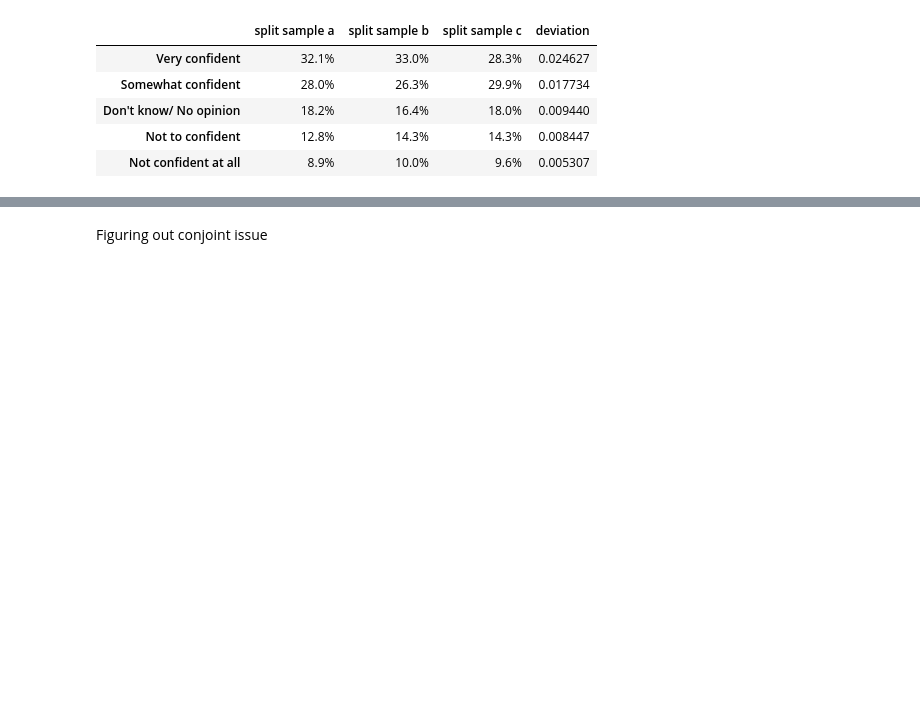
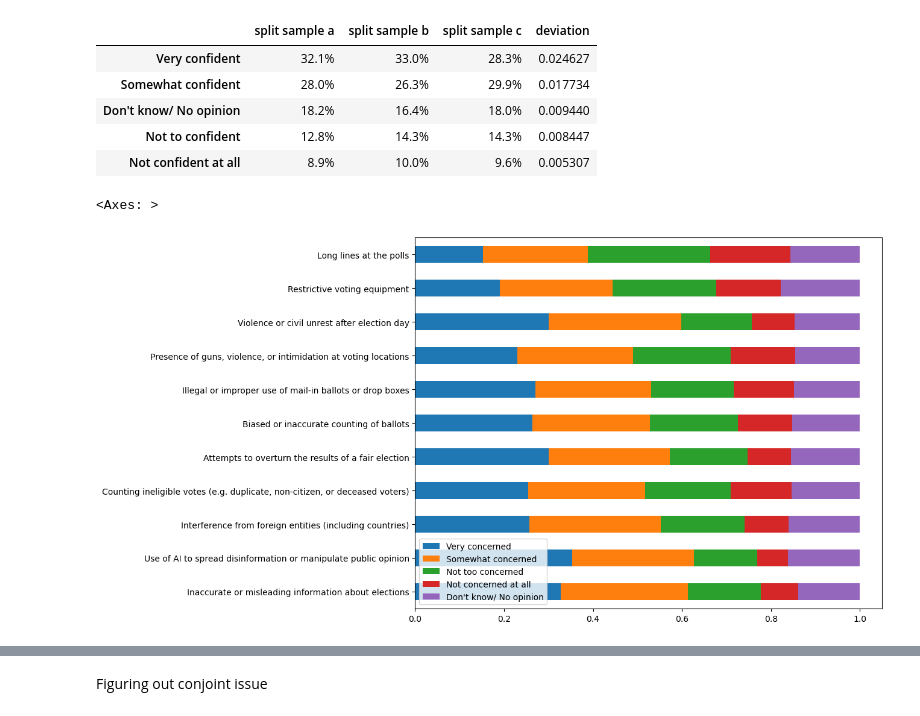
Before and after one commit to Bipartisan-Policy-Center/bpc-election-information-surveys, a Jupyter notebook: analyses.ipynb, the cells around one changed output, grey strips where cells are left out. Drawn from its saved outputs; the diff is of its cells as text; code cells hidden in the pictures; blank space fills up the shorter version.

```diff
--- a/analyses.ipynb
+++ b/analyses.ipynb
@@ -145,6 +145,11 @@ How confident are you that votes nationwide will be counted as intended in the N
 | Don't know/ No opinion | 18.2% | 16.4% | 18.0% | 0.009440 |
 | Not to confident | 12.8% | 14.3% | 14.3% | 0.008447 |
 | Not confident at all | 8.9% | 10.0% | 9.6% | 0.005307 |
+# %%
+df.plot(kind='barh', stacked=True, figsize=(10, 8))
+# %% [output]
+<Axes: >
+[figure, added]
 # %%
 # TO ASK ALL QUESTIONS FOR 2024 (sub confidence)
 
```
Also changed, not shown: parts of 1 cell of this notebook.
